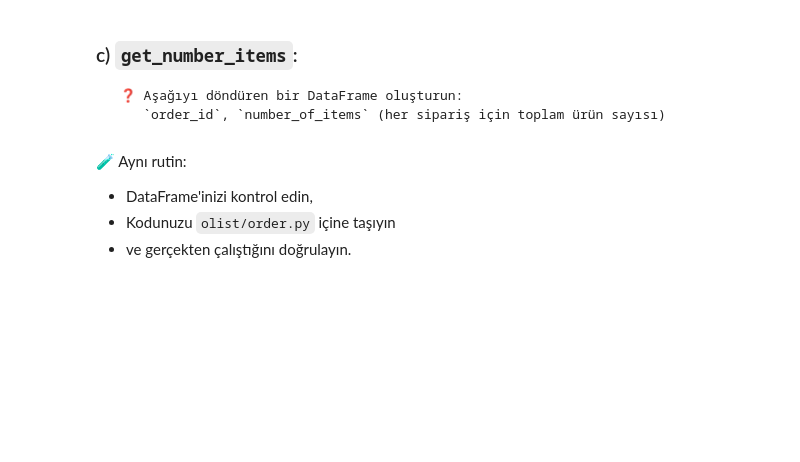
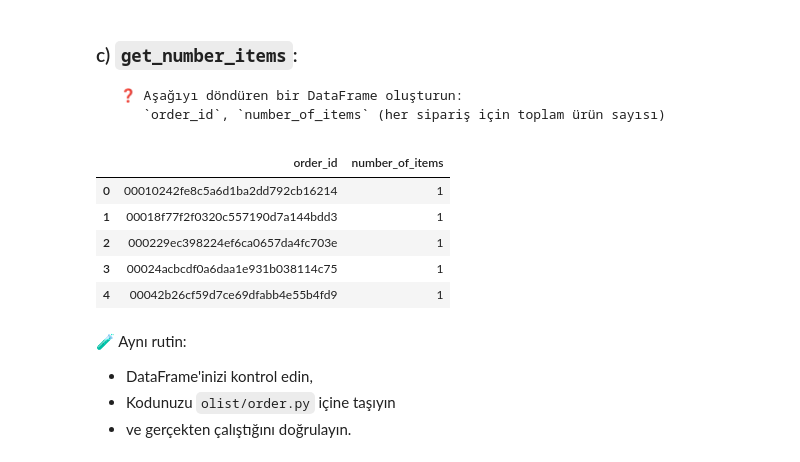
Before and after one commit to berkayturhan-boop/data-orders, a Jupyter notebook: orders.ipynb, the cells around one changed output. Cells and saved outputs as stored; diff of their text form; code cells hidden in the pictures; blank space fills up the shorter version.

```diff
--- a/orders.ipynb
+++ b/orders.ipynb
@@ -352,3 +349,25 @@ git push origin master
+# %%
+# 1. Veriyi çek
+items = data['order_items'].copy()
+
+# 2. Sipariş başına ürün sayısını bul
+items = items.groupby('order_id').agg({'product_id': 'count'})
+
+# 3. Sütun ismini güncelle
+items.rename(columns={'product_id': 'number_of_items'}, inplace=True)
+
+# 4. KRİTİK ADIM: Index'i sütuna çevir!
+items.reset_index(inplace=True)
+
+# 5. Sonucu gör (Artık order_id bir sütun olmalı)
+items.head()
+# %% [output]
+|  | order_id | number_of_items |
+| 0 | 00010242fe8c5a6d1ba2dd792cb16214 | 1 |
+| 1 | 00018f77f2f0320c557190d7a144bdd3 | 1 |
+| 2 | 000229ec398224ef6ca0657da4fc703e | 1 |
+| 3 | 00024acbcdf0a6daa1e931b038114c75 | 1 |
+| 4 | 00042b26cf59d7ce69dfabb4e55b4fd9 | 1 |
 # %% [markdown]
 🧪 Aynı rutin:
 * DataFrame'inizi kontrol edin,
```
Also changed, not shown: parts of 5 cells of this notebook.
